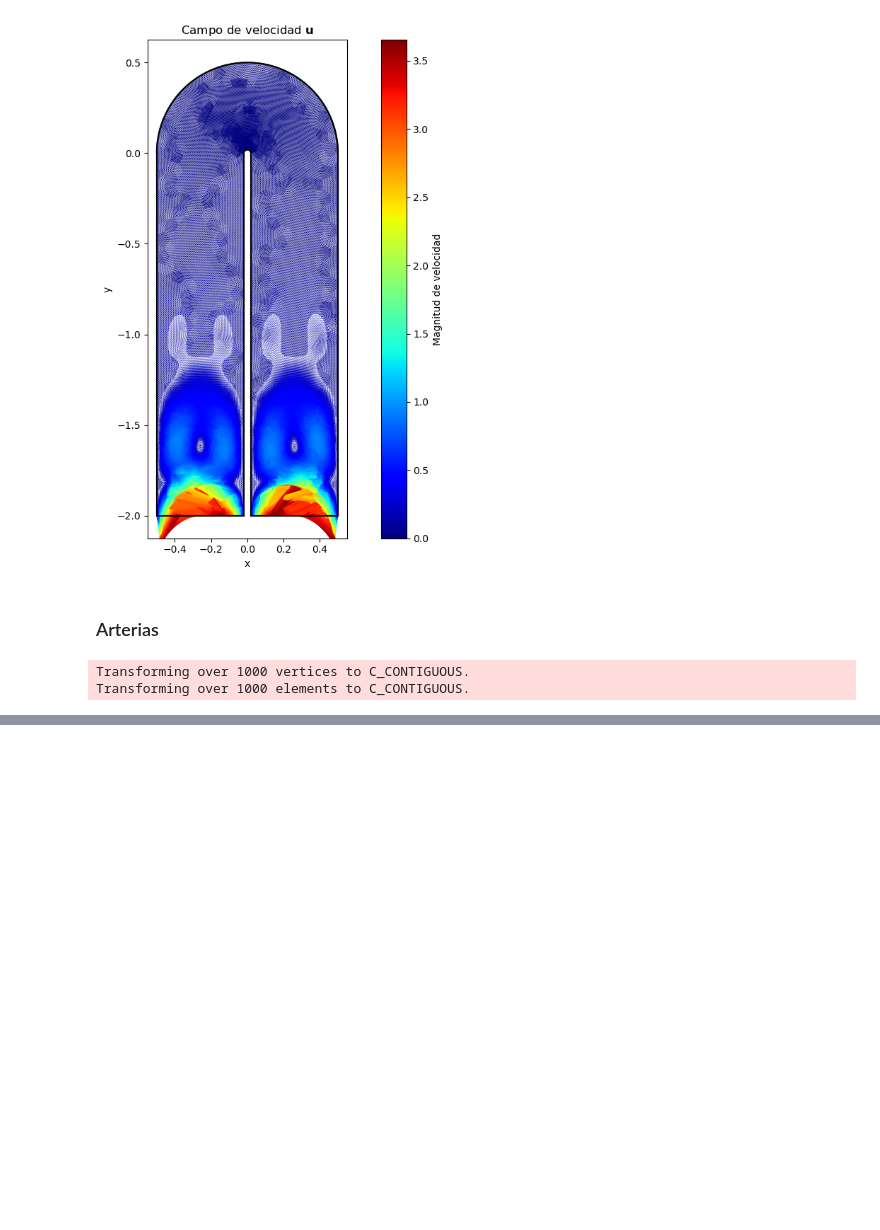
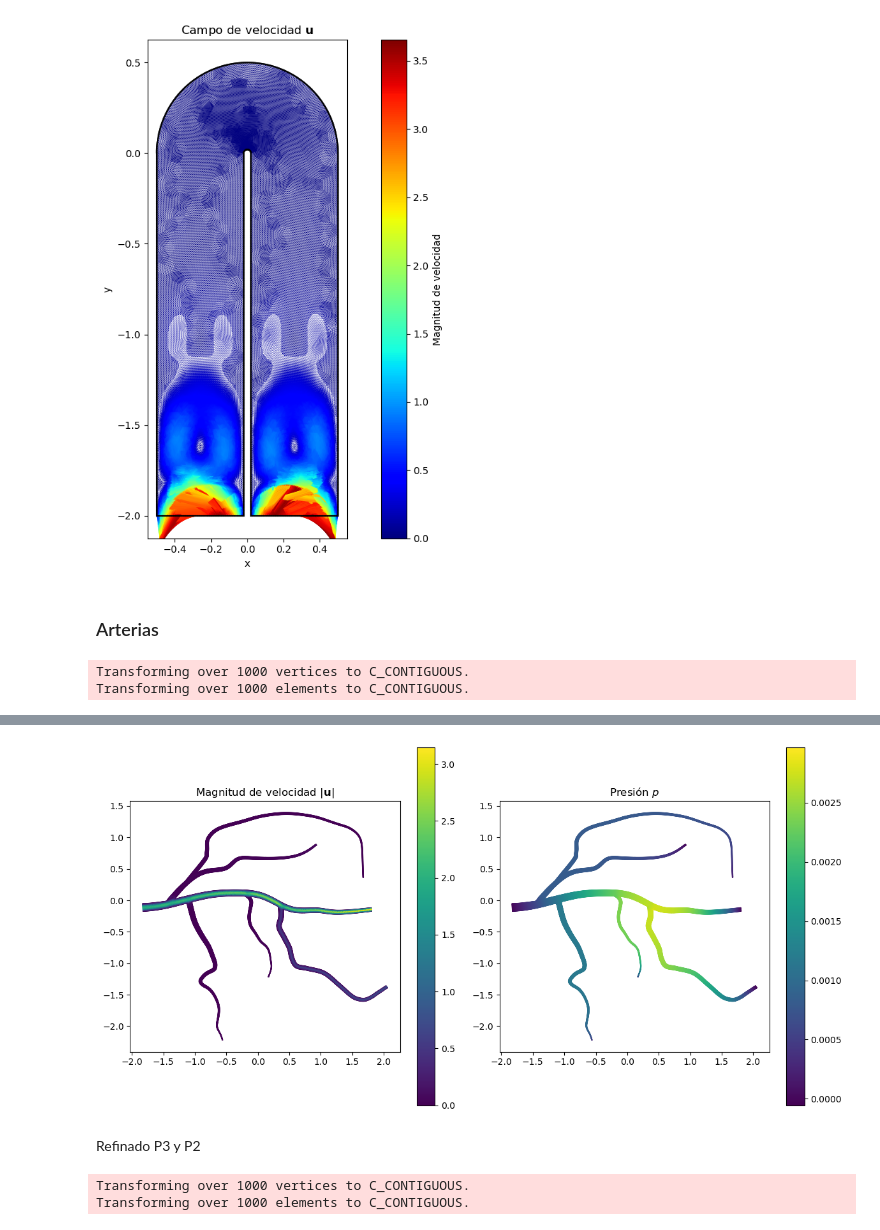
Before and after one commit to Ignacio-TG/SKFEM, a Jupyter notebook: Examples and Tests/Test_mallas/read_eigenfunctions.ipynb, the cells around one changed output, grey strips where cells are left out. Drawn from its saved outputs; the diff is of its cells as text; code cells hidden in the pictures; blank space fills up the shorter version.

```diff
--- a/Examples and Tests/Test_mallas/read_eigenfunctions.ipynb
+++ b/Examples and Tests/Test_mallas/read_eigenfunctions.ipynb
@@ -172,0 +183,4 @@ graficar_stokes(eig_u.iloc[:,3].values, eig_p.iloc[:,3].values, mesh, basis_p, b
+# %%
+eigmodes_R2 = np.load('eigenmodes_arterias_2D_norm_refinado2.npz')
+eig_u_R2 = eigmodes_R2['velocity']
+eig_p_R2 = eigmodes_R2['pressure']
@@ -172,0 +195,7 @@ graficar_stokes(eig_u.iloc[:,3].values, eig_p.iloc[:,3].values, mesh, basis_p, b
+# %%
+idx = 0
+graficar_stokes(eig_u_R2[:,idx], eig_p_R2[:,idx], mesh_R2, basis_p_R2, basis_u_R2)
+# %% [output]
+[figure, added]
+# %% [markdown]
+Refinado P3 y P2
@@ -172,0 +206,7 @@ graficar_stokes(eig_u.iloc[:,3].values, eig_p.iloc[:,3].values, mesh, basis_p, b
+# %%
+mesh, _, __ = read_meshh5('mallas/Carotid_h1.h5')
+basis_u_p3p2 = Basis(mesh, ElementTriP3(), intorder=6)
+basis_p_p3p2 = Basis(mesh, ElementTriP2(), intorder=6)
+# %% [output]
+Transforming over 1000 vertices to C_CONTIGUOUS.
+Transforming over 1000 elements to C_CONTIGUOUS.
```
Also changed, not shown: parts of 22 cells of this notebook.
